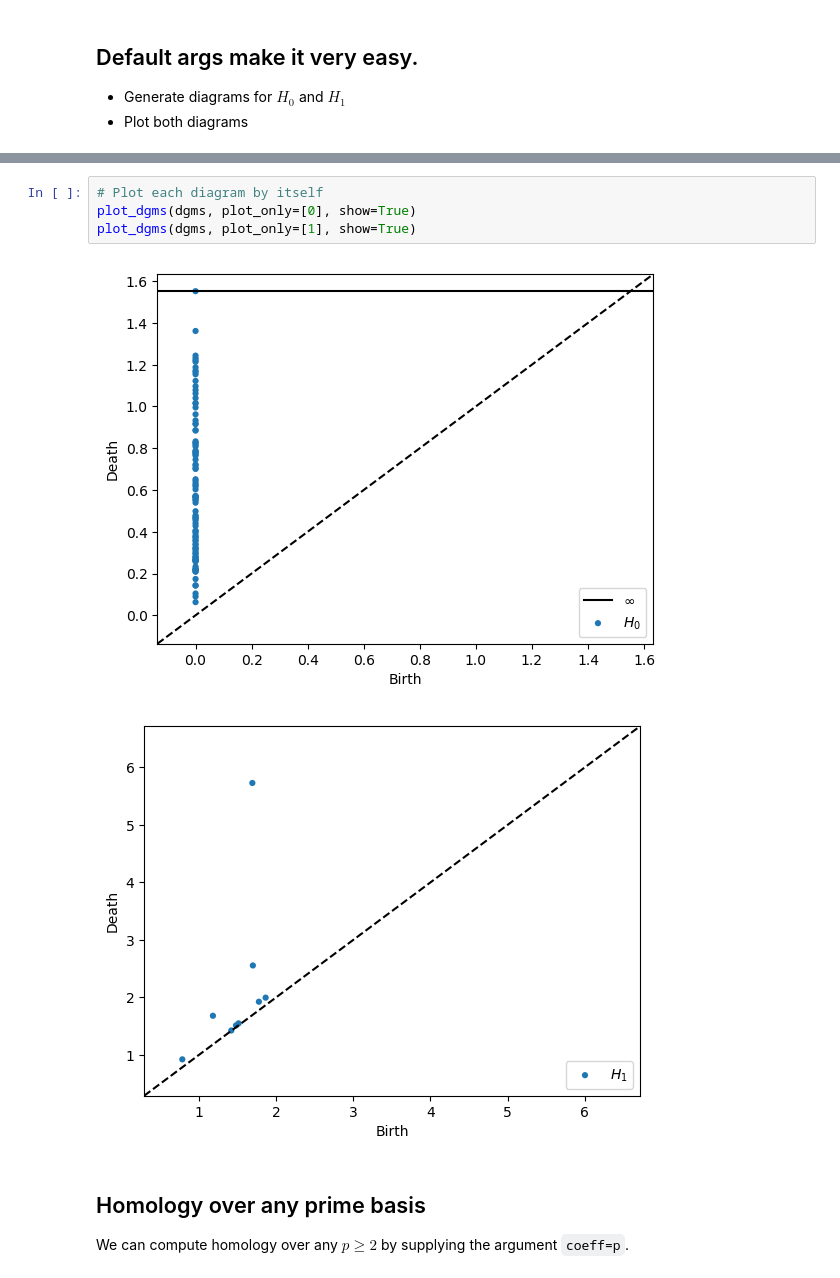
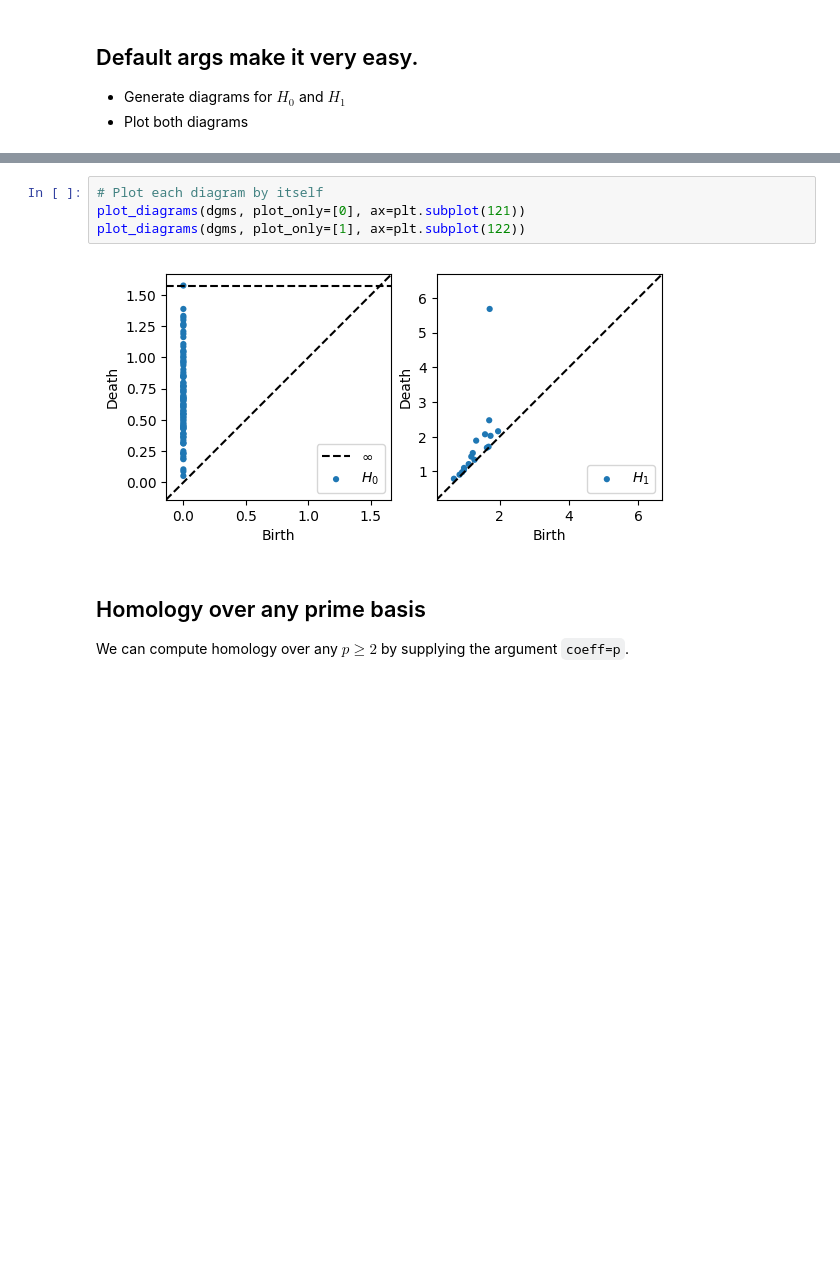
Before and after one commit to scikit-tda/ripser.py, a Jupyter notebook: docs/notebooks/Basic Usage.ipynb, the cells around one changed output, grey strips where cells are left out. Cells and saved outputs as stored; diff of their text form; blank space fills up the shorter version.

```diff
--- a/docs/notebooks/Basic Usage.ipynb
+++ b/docs/notebooks/Basic Usage.ipynb
@@ -24,10 +26,9 @@ plot_dgms(dgms, show=True)
 # %%
 # Plot each diagram by itself
-plot_dgms(dgms, plot_only=[0], show=True)
-plot_dgms(dgms, plot_only=[1], show=True)
+plot_diagrams(dgms, plot_only=[0], ax=plt.subplot(121))
+plot_diagrams(dgms, plot_only=[1], ax=plt.subplot(122))
 # %% [output]
-[figure, old version]
+[figure, new version]
-[figure, removed]
 # %% [markdown]
 ## Homology over any prime basis
 
```
Also changed, not shown: parts of 12 cells of this notebook, 12 other files.
